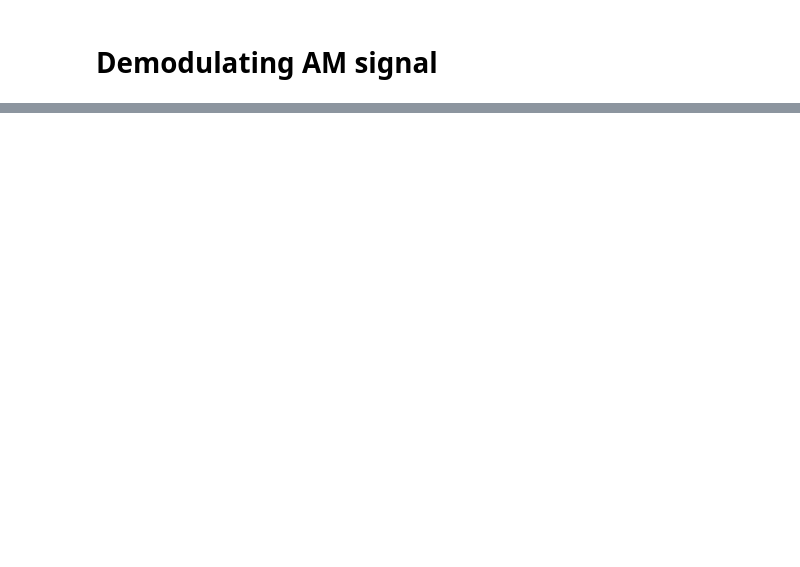
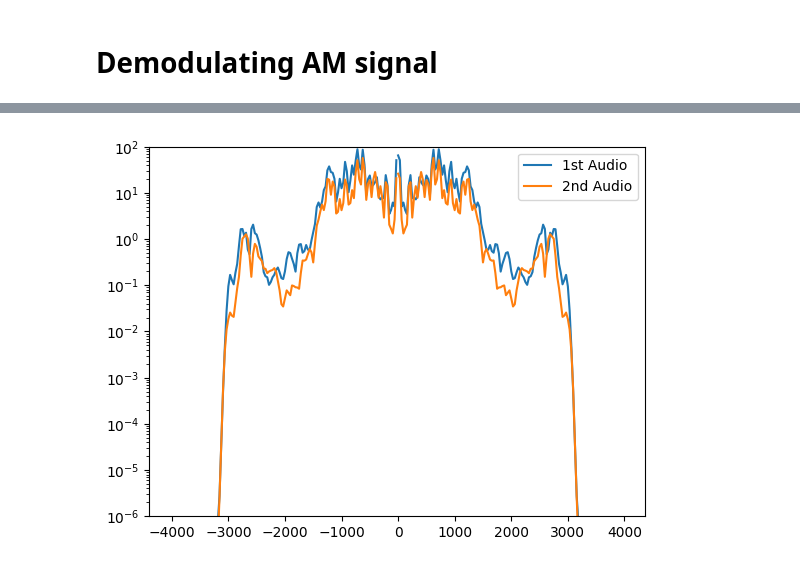
Before and after one commit to cleversonahum/digital_transmission_codes, a Jupyter notebook: codes/am-exercise-1.ipynb, the cells around one changed output, grey strips where cells are left out. Cells and saved outputs as stored; diff of their text form; code cells hidden in the pictures; blank space fills up the shorter version.

```diff
--- a/codes/am-exercise-1.ipynb
+++ b/codes/am-exercise-1.ipynb
@@ -152,20 +98,0 @@ plt.show()
-# %%
-# Filtering the resampled signal
-Foff = 3e3 # Filter cutoff frequency
-B = signal.firwin(40,Foff/(Fs1/2), window = "hamming")#, pass_zero = 'lowpass')
-
-w, h = signal.freqz(B)
-fig, ax1 = plt.subplots()
-ax1.set_title('Digital filter frequency response')
-ax1.plot(w*Fs1/(2*np.pi), 20 * np.log10(abs(h)), 'b')
-ax1.set_ylabel('Amplitude [dB]', color='b')
-ax1.set_xlabel('Frequency [Hz]')
-ax2 = ax1.twinx()
-angles = np.unwrap(np.angle(h))
-ax2.plot(w*Fs1/(2*np.pi), angles, 'g')
-ax2.set_ylabel('Frequency [Hz]', color='g')
-ax2.grid()
-ax2.axis('tight')
-plt.show()
-grp_delay = signal.group_delay((B, 1))[1][0]
-print('Group Delay: ', grp_delay)
@@ -183,0 +99,32 @@ plt.show()
+# %%
+# Apply the filter on received signals with upsampling
+rbb1 = signal.lfilter(B, 1, rbb1)
+rbb2 = signal.lfilter(B, 1, rbb2)
+
+# Resampling signals to 8kHz
+rbb1_resampled = signal.resample(rbb1, int(Fs1*t))
+rbb2_resampled = signal.resample(rbb2, int(Fs2*t))
+
+# Using only the magnitude of the signal
+mx1 = np.abs(rbb1_resampled)
+mx2 = np.abs(rbb2_resampled)
+
+# Filtering again using original FS
+mx1_filtered = signal.lfilter(B2, 1, mx1)
+mx2_filtered = signal.lfilter(B2, 1, mx2)
+
+# removing average noise
+mx1_denoised = mx1_filtered - np.mean(mx1_filtered)
+mx2_denoised = mx2_filtered - np.mean(mx2_filtered)
+
+fmx1, ymx1 = signal.welch(mx1_denoised, Fs1, return_onesided=False)
+fmx2, ymx2 = signal.welch(mx2_denoised, Fs2, return_onesided=False)
+plt.figure()
+plt.semilogy(fmx1, ymx1, label="1st Audio")
+plt.semilogy(fmx2, ymx2, label="2nd Audio")
+plt.ylim([1e-6, 1e+2])
+plt.legend()
+plt.show()
+iowav.write('../data/test.wav', Fs1, (mx1_denoised).astype(np.int16))
+# %% [output]
+[figure, added]
```
Also changed, not shown: parts of 11 cells of this notebook, 2 other files.
